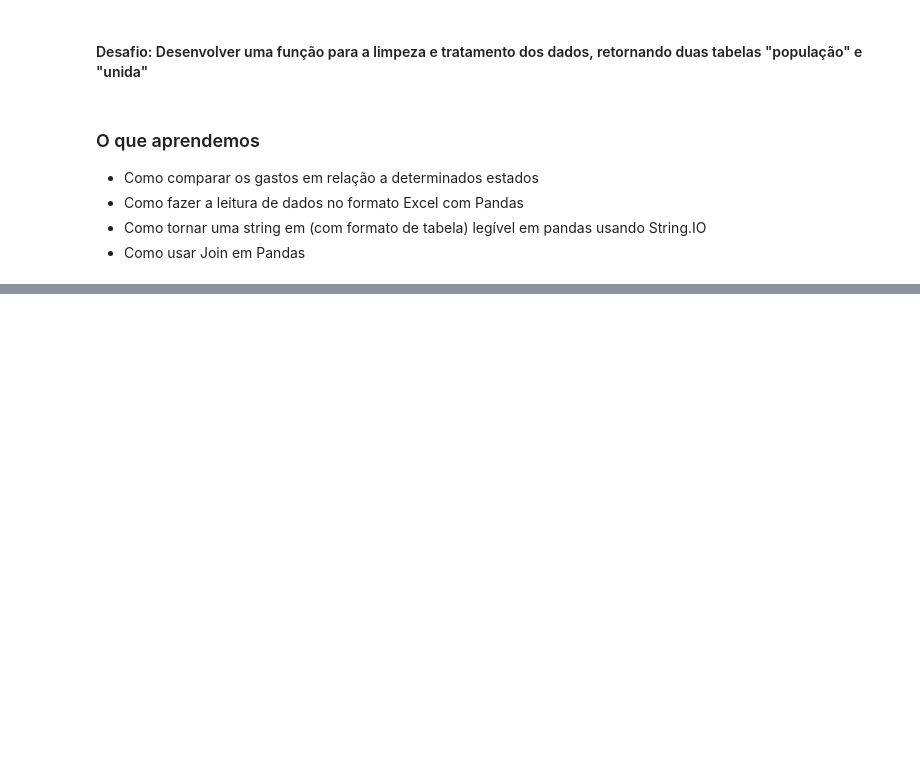
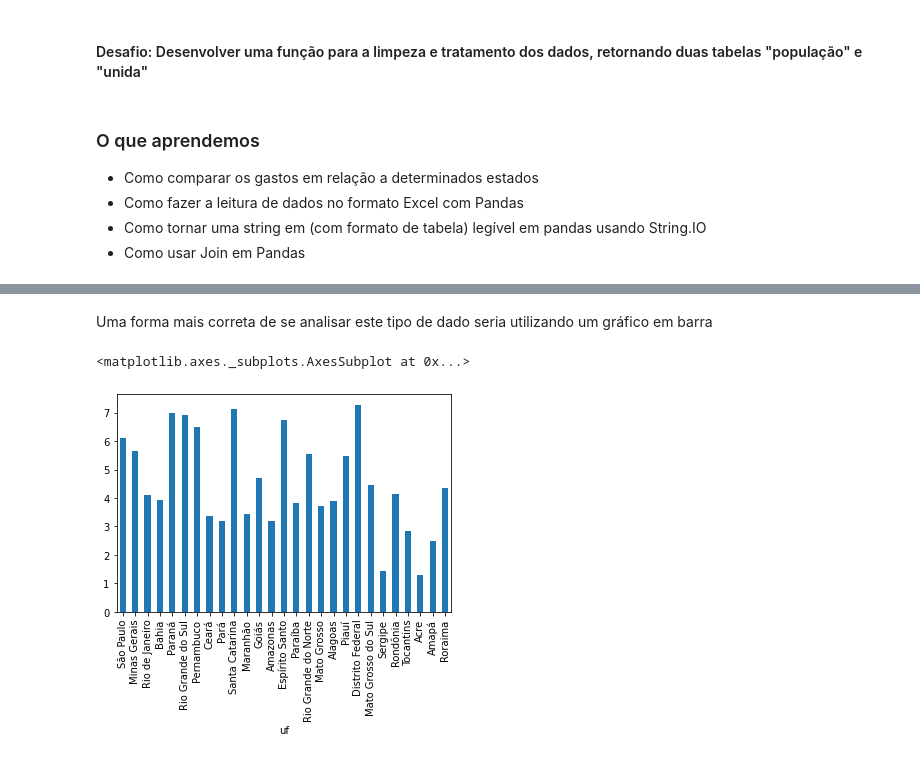
Before and after one commit to chermont04/BootCamp-Alura, a Jupyter notebook: modulos/Modulo_02.ipynb, the cells around one changed output, grey strips where cells are left out. Cells and saved outputs as stored; diff of their text form; code cells hidden in the pictures; blank space fills up the shorter version.

```diff
--- a/modulos/Modulo_02.ipynb
+++ b/modulos/Modulo_02.ipynb
@@ -359,0 +402,3 @@ Neste desafio buscamos a documentação oficial do [pandas](https://pandas.pydat
+# %%
+gastos_e_populacao_recente["gasto_por_habitante"] = gastos_e_populacao_recente["gastos"] / gastos_e_populacao_recente["populacao"]
+gastos_e_populacao_recente.head()
@@ -359,0 +413,7 @@ Neste desafio buscamos a documentação oficial do [pandas](https://pandas.pydat
+# %% [markdown]
+Uma forma mais correta de se analisar este tipo de dado seria utilizando um gráfico em barra
+# %%
+gastos_e_populacao_recente["gasto_por_habitante"].plot(kind = "bar")
+# %% [output]
+<matplotlib.axes._subplots.AxesSubplot at 0x...>
+[figure, added]
```
Also changed, not shown: parts of 18 cells of this notebook, 1 other file.
